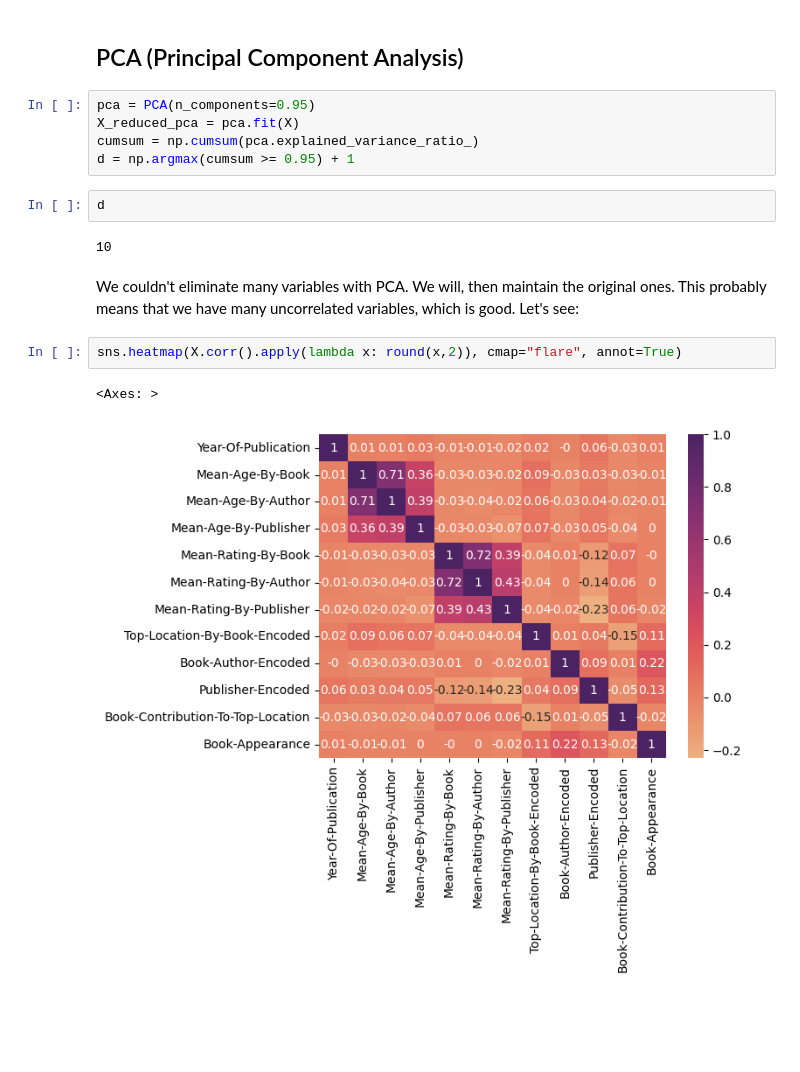
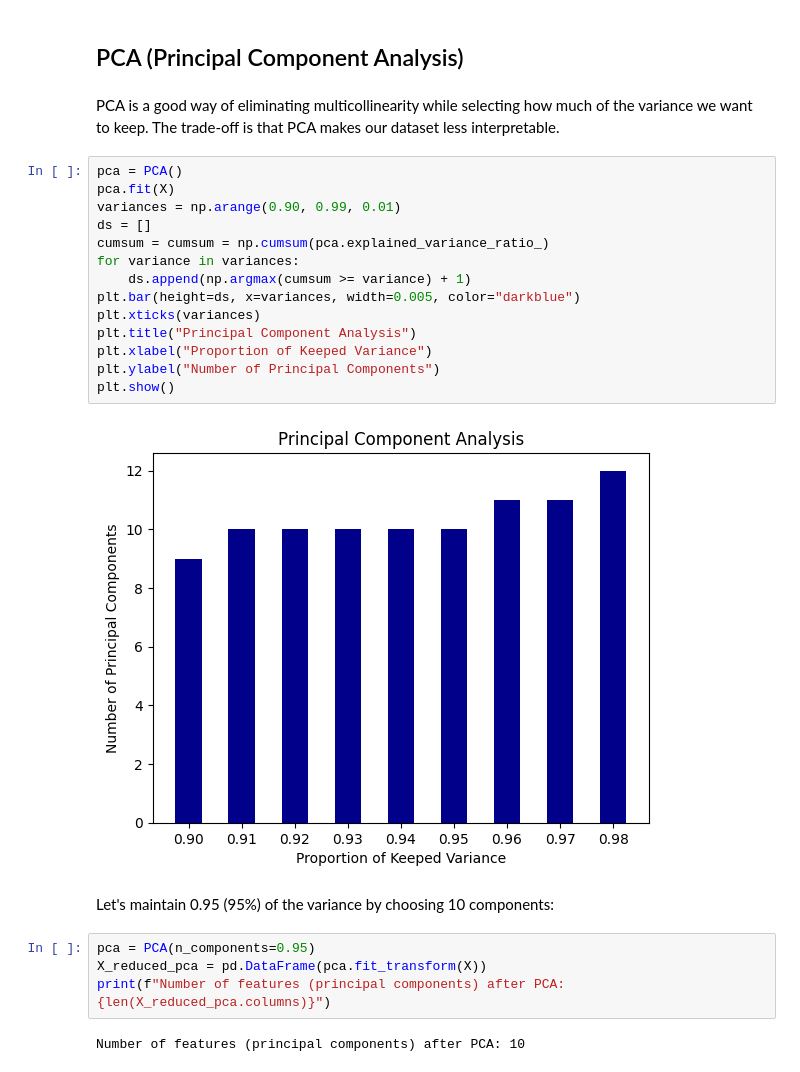
Before and after one commit to Samirnunes/data-science, a Jupyter notebook: machine_learning/book_recommendation/system.ipynb, the cells around one changed output. Saved outputs shown, nothing was run; the diff lists cells and outputs as text; blank space fills up the shorter version.

```diff
--- a/machine_learning/book_recommendation/system.ipynb
+++ b/machine_learning/book_recommendation/system.ipynb
@@ -272,18 +281,28 @@ len(X.columns)
 # %% [markdown]
 ## PCA (Principal Component Analysis)
+# %% [markdown]
+PCA is a good way of eliminating multicollinearity while selecting how much of the variance we want to keep. The trade-off is that PCA makes our dataset less interpretable.
 # %%
-pca = PCA(n_components=0.95)
-X_reduced_pca = pca.fit(X)
-cumsum = np.cumsum(pca.explained_variance_ratio_)
-d = np.argmax(cumsum >= 0.95) + 1
+pca = PCA()
+pca.fit(X)
+variances = np.arange(0.90, 0.99, 0.01)
+ds = []
+cumsum = cumsum = np.cumsum(pca.explained_variance_ratio_)
+for variance in variances:
+    ds.append(np.argmax(cumsum >= variance) + 1)
+plt.bar(height=ds, x=variances, width=0.005, color="darkblue")
+plt.xticks(variances)
+plt.title("Principal Component Analysis")
+plt.xlabel("Proportion of Keeped Variance")
+plt.ylabel("Number of Principal Components")
+plt.show()
+# %% [output]
+[figure, added]
+# %% [markdown]
+Let's maintain 0.95 (95%) of the variance by choosing 10 components:
 # %%
-d
+pca = PCA(n_components=0.95)
+X_reduced_pca = pd.DataFrame(pca.fit_transform(X))
+print(f"Number of features (principal components) after PCA: {len(X_reduced_pca.columns)}")
 # %% [output]
-10
+Number of features (principal components) after PCA: 10
-# %% [markdown]
-We couldn't eliminate many variables with PCA. We will, then maintain the original ones. This probably means that we have many uncorrelated variables, which is good. Let's see:
-# %%
-sns.heatmap(X.corr().apply(lambda x: round(x,2)), cmap="flare", annot=True)
-# %% [output]
-<Axes: >
-[figure, removed]
```
Also changed, not shown: parts of 5 cells of this notebook.
